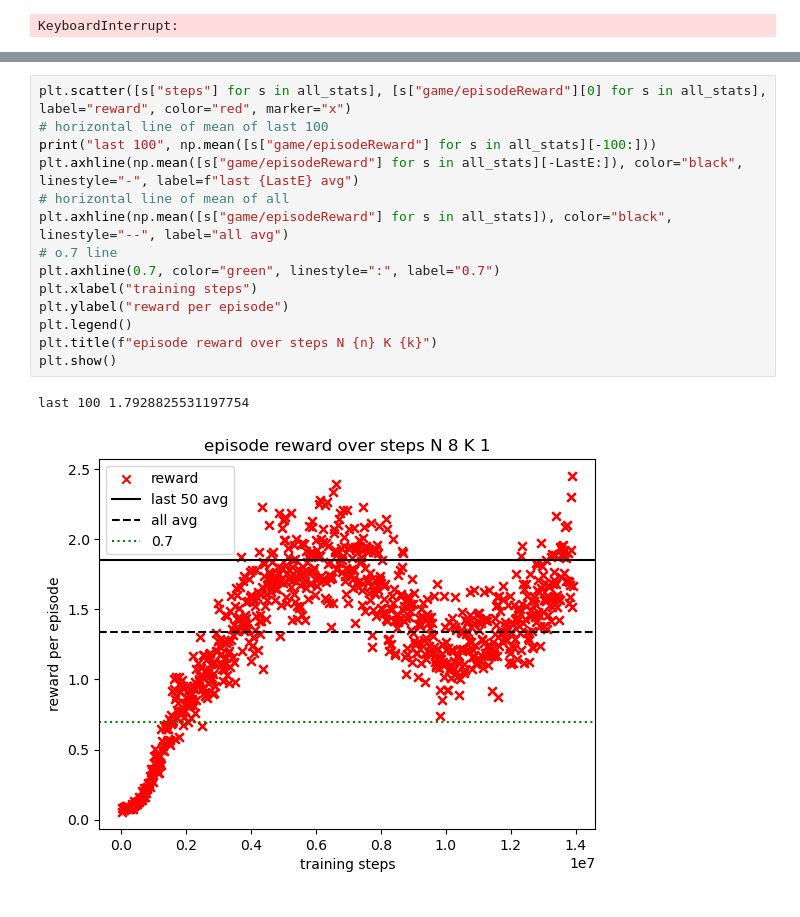
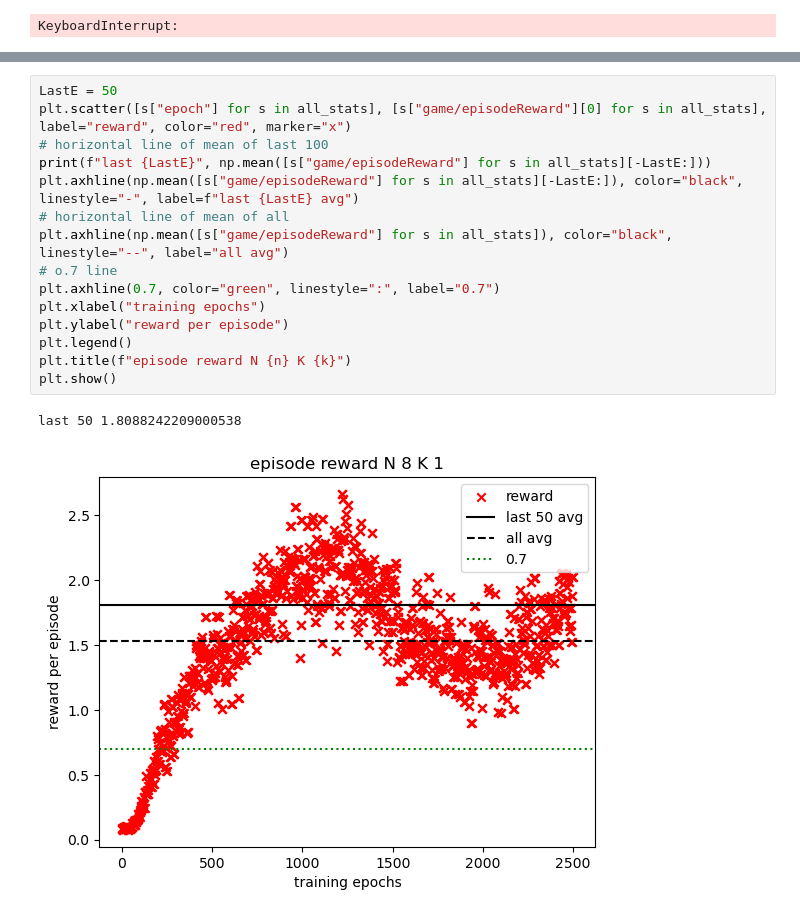
Before and after one commit to MichaelEinhorn/FederatedRL, a Jupyter notebook: procgenVector.ipynb, the cells around one changed output, grey strips where cells are left out. Drawn from its saved outputs; the diff is of its cells as text.

```diff
--- a/procgenVector.ipynb
+++ b/procgenVector.ipynb
@@ -220,19 +222,20 @@ print(len(trainEpisodeStats))
 # %%
-plt.scatter([s["steps"] for s in all_stats], [s["game/episodeReward"][0] for s in all_stats], label="reward", color="red", marker="x")
+LastE = 50
+plt.scatter([s["epoch"] for s in all_stats], [s["game/episodeReward"][0] for s in all_stats], label="reward", color="red", marker="x")
 # horizontal line of mean of last 100
-print("last 100", np.mean([s["game/episodeReward"] for s in all_stats][-100:]))
+print(f"last {LastE}", np.mean([s["game/episodeReward"] for s in all_stats][-LastE:]))
 plt.axhline(np.mean([s["game/episodeReward"] for s in all_stats][-LastE:]), color="black", linestyle="-", label=f"last {LastE} avg")
 # horizontal line of mean of all
 plt.axhline(np.mean([s["game/episodeReward"] for s in all_stats]), color="black", linestyle="--", label="all avg")
 # o.7 line
 plt.axhline(0.7, color="green", linestyle=":", label="0.7")
-plt.xlabel("training steps")
+plt.xlabel("training epochs")
 plt.ylabel("reward per episode")
 plt.legend()
-plt.title(f"episode reward over steps N {n} K {k}")
+plt.title(f"episode reward N {n} K {k}")
 plt.show()
 # %% [output]
-last 100 1.7928825531197754
+last 50 1.8088242209000538
-[figure, old version]
+[figure, new version]
 # %%
 # graph all episode lengths and episode rewards over steps
```
Also changed, not shown: parts of 8 cells of this notebook, 3 other files.
